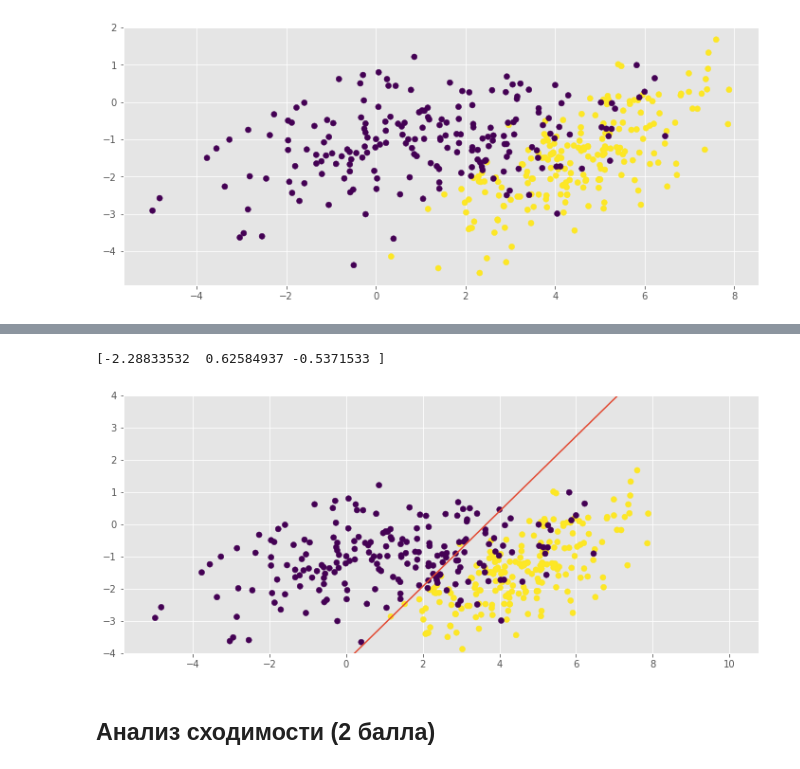
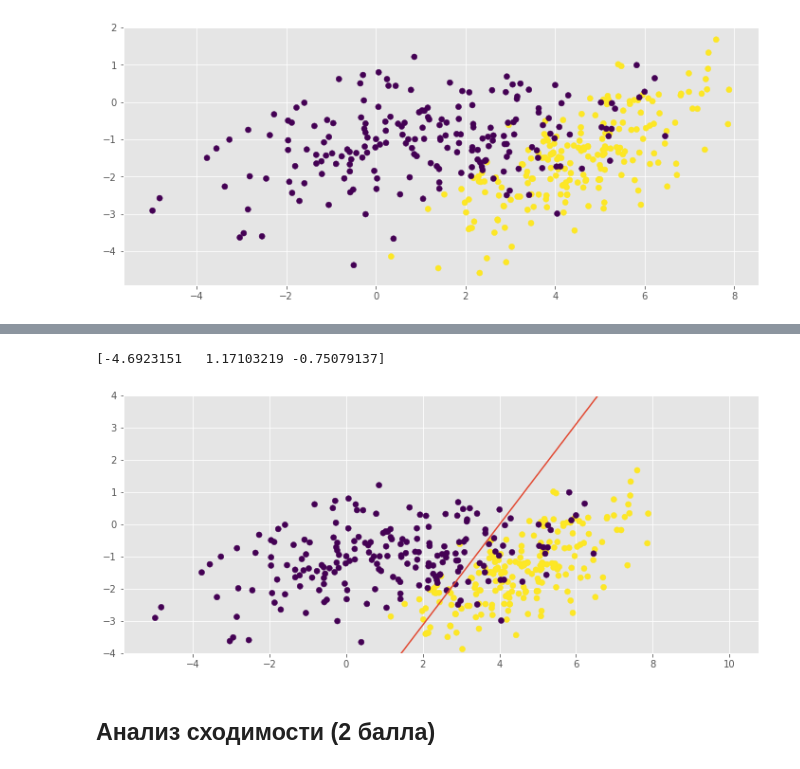
Before and after one commit to gmoryes/homework, a Jupyter notebook: hw-4-linear/Gorbushin_hw_4.ipynb, the cells around one changed output, grey strips where cells are left out. Saved outputs shown, nothing was run; the diff lists cells and outputs as text; code cells hidden in the pictures.

```diff
--- a/hw-4-linear/Gorbushin_hw_4.ipynb
+++ b/hw-4-linear/Gorbushin_hw_4.ipynb
@@ -217,7 +219,7 @@ a
 # %%
 w = np.array([0,0,0])
 def demo(C, alpha):
-    clf = MySGDClassifier(max_epoch=1000, C=C, alpha=alpha)
+    clf = MySGDClassifier(max_epoch=50, C=C, alpha=alpha)
     clf.fit(X, y)
     my_y = clf.predict(X)
     w = clf.get_weights()
@@ -228,5 +230,5 @@ def demo(C, alpha):
     print clf.predict_proba(X)
     print w
     return w
-w = demo(1, 10)
+demo(1, 10)
 # %% [output]
@@ -239,30 +252,17 @@ error:  0.370016457082
 # %%
 import matplotlib.lines as mlines
 import matplotlib.pyplot
-def newline(p1, p2):
-    ax = plt.gca()
-    xmin, xmax = ax.get_xbound()
 
-    if(p2[0] == p1[0]):
-        xmin = xmax = p1[0]
-        ymin, ymax = ax.get_ybound()
-    else:
-        ymax = p1[1]+(p2[1]-p1[1])/(p2[0]-p1[0])*(xmax-p1[0])
-        ymin = p1[1]+(p2[1]-p1[1])/(p2[0]-p1[0])*(xmin-p1[0])
-
-    l = mlines.Line2D([xmin,xmax], [ymin,ymax])
-    ax.add_line(l)
-    return l
 print w
 x1 = np.linspace(-5,10)
-y1 = (-w[0] - w[1] * x) / w[2]
+y1 = (-w[0] - w[1] * x1) / w[2]
 matplotlib.pyplot.ylim( (-4, 4) )
 plt.plot(x1, y1)
 plt.scatter(X[:,0], X[:,1], c=y)
 plt.show()
 # %% [output]
-[-2.28833532  0.62584937 -0.5371533 ]
+[-4.6923151   1.17103219 -0.75079137]
-[figure, old version]
+[figure, new version]
 # %% [markdown]
 ## Анализ сходимости (2 балла)
 # %% [markdown]
```
Also changed, not shown: parts of 9 cells of this notebook.
